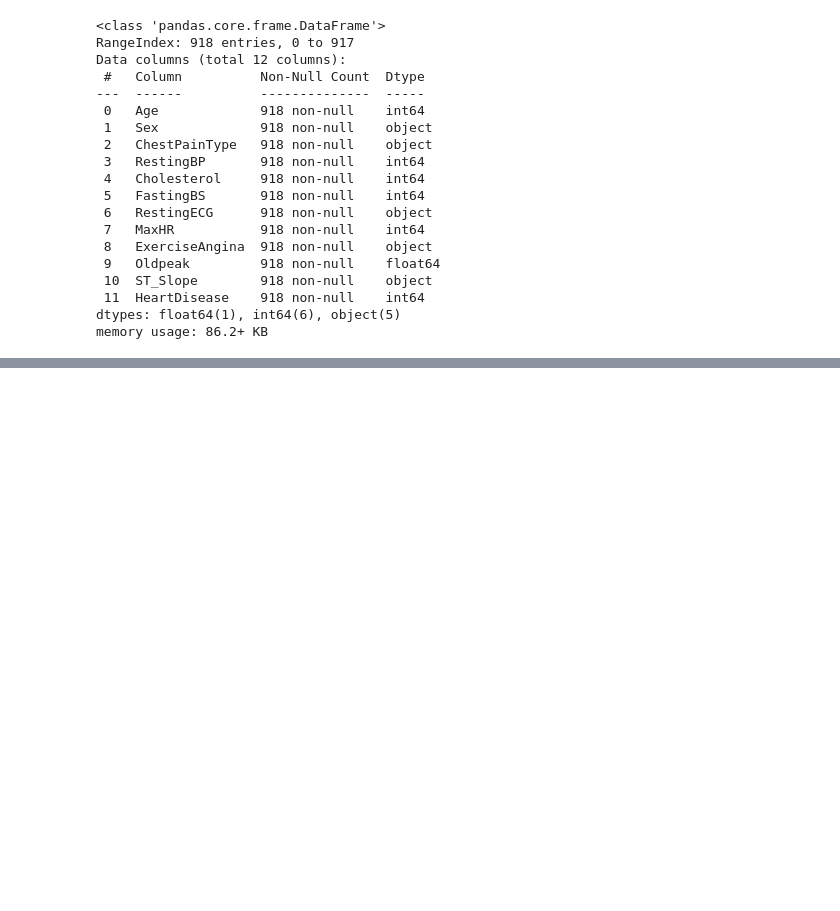
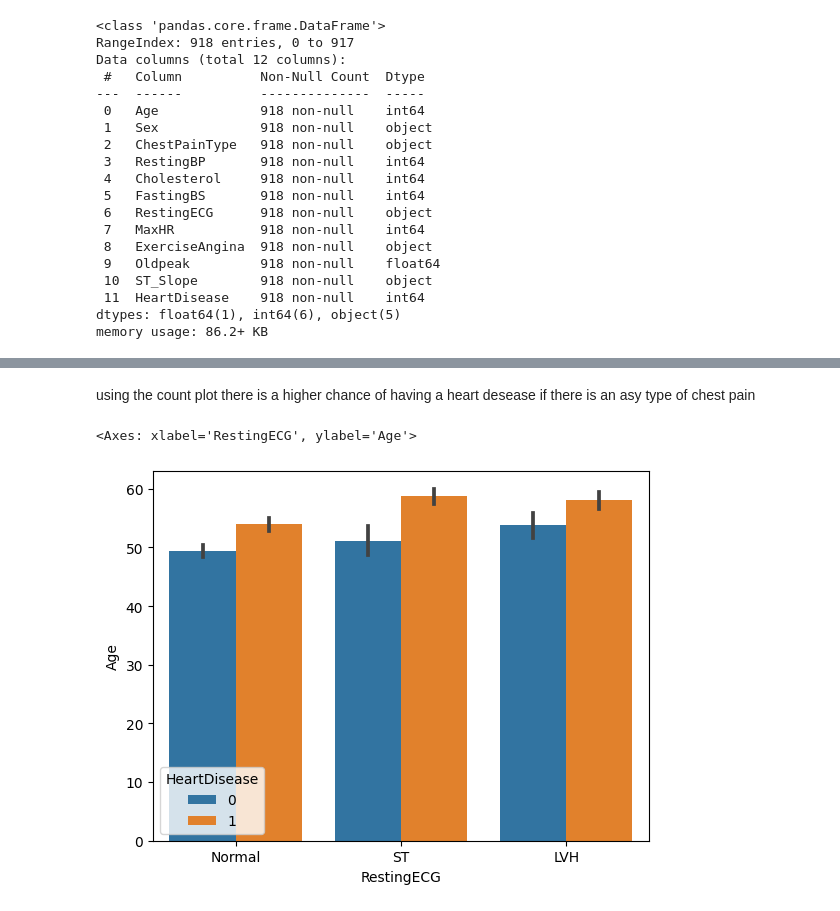
Before and after one commit to fadh1l/heart-pred-sys, a Jupyter notebook: heartpred.ipynb, the cells around one changed output, grey strips where cells are left out. Saved outputs shown, nothing was run; the diff lists cells and outputs as text; code cells hidden in the pictures; blank space fills up the shorter version.

```diff
--- a/heartpred.ipynb
+++ b/heartpred.ipynb
@@ -156,0 +60,7 @@ sns.barplot("ExerciseAngina", y="HeartDisease", data=df, ci=None, ax=axes[2])
+# %% [markdown]
+using the count plot there is a higher chance of having a heart desease if there is an asy type of chest pain
+# %%
+sns.barplot(x=data.RestingECG,hue=data.HeartDisease,y=data.Age)
+# %% [output]
+<Axes: xlabel='RestingECG', ylabel='Age'>
+[figure, added]
```
Also changed, not shown: parts of 22 cells of this notebook.
